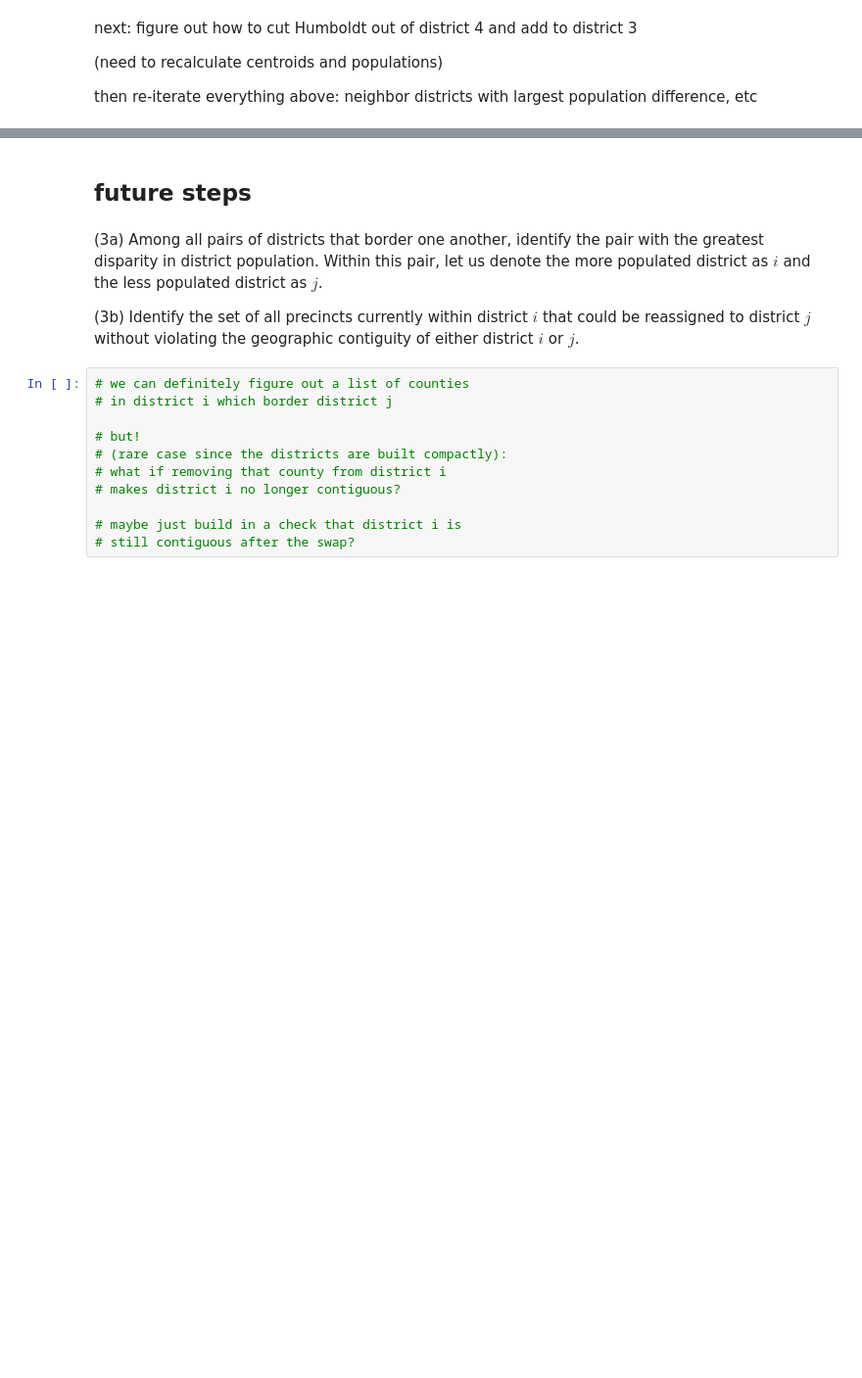
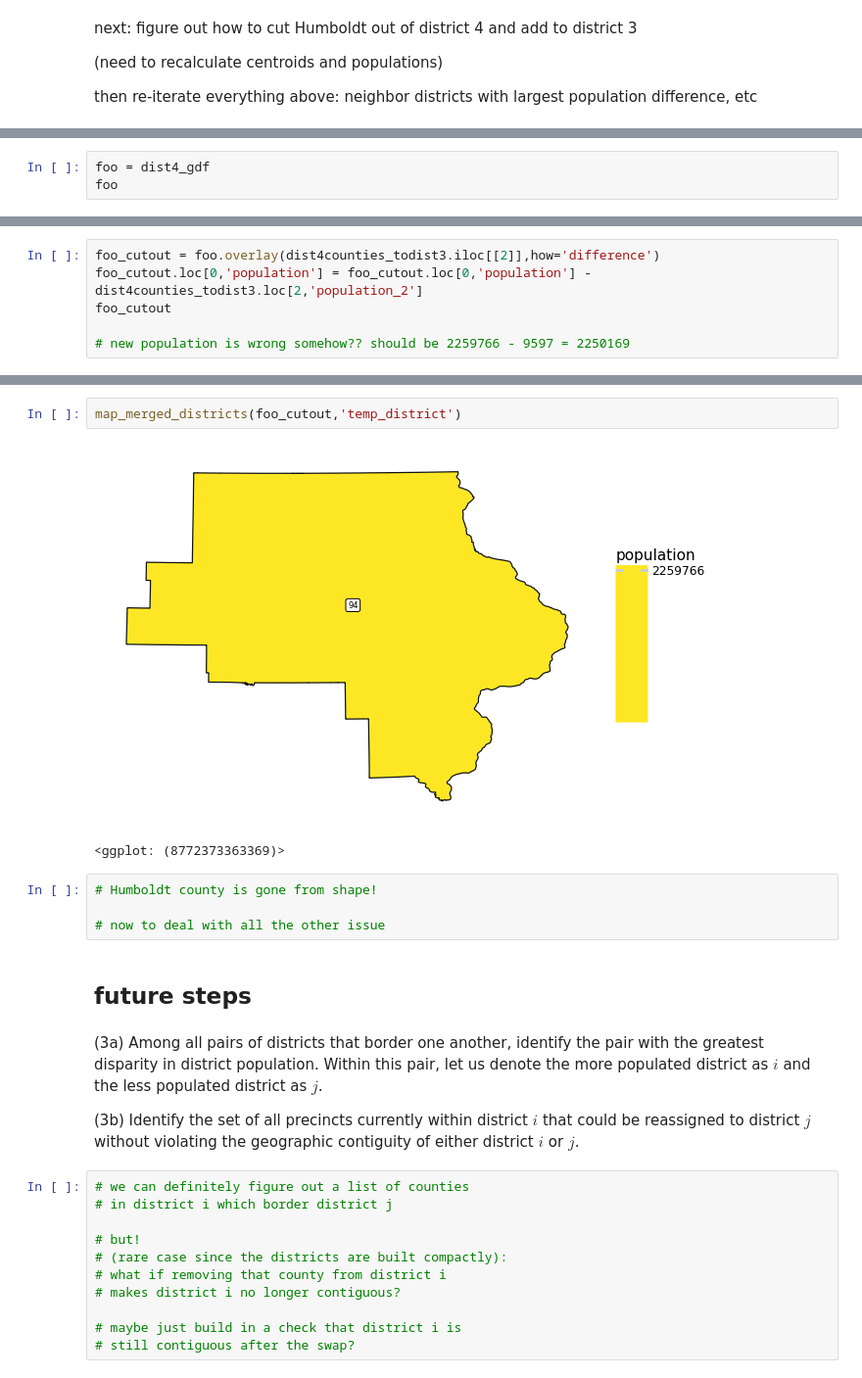
Before and after one commit to stefaniegwangphd/ia-redistricting, a Jupyter notebook: Iowa_contiguousdistricting.ipynb, the cells around one changed output, grey strips where cells are left out. Shown at 98% size. Cells and saved outputs as stored; diff of their text form; blank space fills up the shorter version.

```diff
--- a/Iowa_contiguousdistricting.ipynb
+++ b/Iowa_contiguousdistricting.ipynb
@@ -883,0 +904,3 @@ then re-iterate everything above: neighbor districts with largest population dif
+# %%
+foo = dist4_gdf
+foo
@@ -883,0 +925,6 @@ then re-iterate everything above: neighbor districts with largest population dif
+# %%
+foo_cutout = foo.overlay(dist4counties_todist3.iloc[[2]],how='difference')
+foo_cutout.loc[0,'population'] = foo_cutout.loc[0,'population'] - dist4counties_todist3.loc[2,'population_2']
+foo_cutout
+
+# new population is wrong somehow?? should be 2259766 - 9597 = 2250169
@@ -884,3 +943,12 @@ then re-iterate everything above: neighbor districts with largest population dif
+# %%
+map_merged_districts(foo_cutout,'temp_district')
+# %% [output]
+[figure, added]
+<ggplot: (8772373363369)>
+# %%
+# Humboldt county is gone from shape!
+
+# now to deal with all the other issue
 # %% [markdown]
 ## future steps
 # %% [markdown]
```
Also changed, not shown: parts of 29 cells of this notebook.
